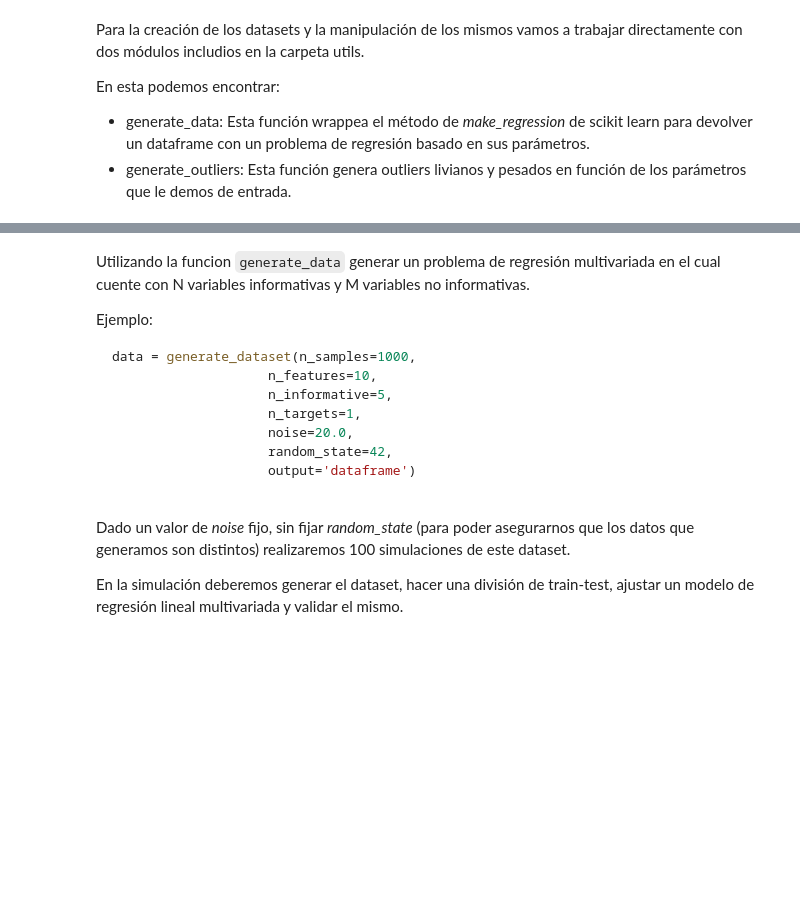
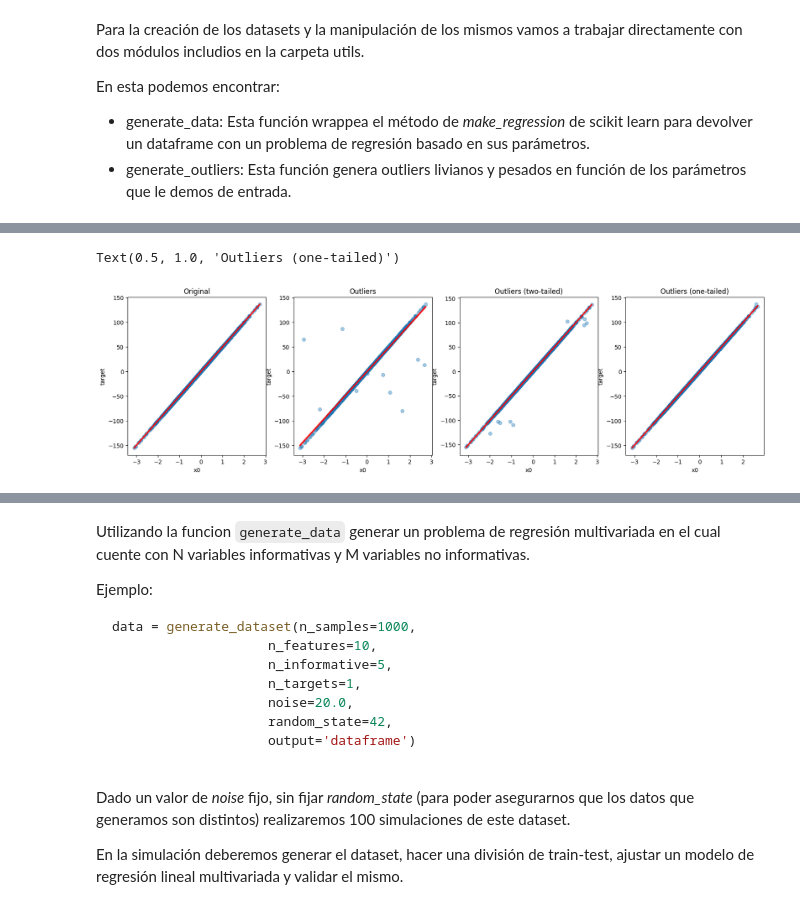
Before and after one commit to FIUBA-Posgrado-Inteligencia-Artificial/intro_ia, a Jupyter notebook: tp_integrador_enunciado/tpi_parte2.ipynb, the cells around one changed output, grey strips where cells are left out. Drawn from its saved outputs; the diff is of its cells as text; code cells hidden in the pictures; blank space fills up the shorter version.

```diff
--- a/tp_integrador_enunciado/tpi_parte2.ipynb
+++ b/tp_integrador_enunciado/tpi_parte2.ipynb
@@ -14,0 +67,9 @@ from utils.data_manipulation import generate_outliers
+# %%
+data = generate_dataset(
+    n_samples=1000,
+    n_features=1,
+    n_informative=1,
+    n_targets=1,
+    noise=0,
+    output='dataframe'
+)
@@ -14,0 +100,43 @@ from utils.data_manipulation import generate_outliers
+# %%
+## vamos a visualizar estas los distintos datasets
+
+fig, axes = plt.subplots(1, 4, figsize=(20, 5))
+
+sns.regplot(x='x0',
+            y='target',
+            data=data,
+            ax=axes[0],
+            scatter_kws={'alpha': 0.4},
+            line_kws={'color': 'red'},
+            ci=95)
+axes[0].set_title('Original')
+
+sns.regplot(x='x0',
+            y='target',
+            data=do1,
+            ax=axes[1],
+            scatter_kws={'alpha': 0.4},
+            line_kws={'color': 'red'},
+            ci=95)
+axes[1].set_title('Outliers')
+
+sns.regplot(x='x0',
+            y='target',
+            data=do2,
+            ax=axes[2],
+            scatter_kws={'alpha': 0.4},
+            line_kws={'color': 'red'},
+            ci=95)
+axes[2].set_title('Outliers (two-tailed)')
+
+sns.regplot(x='x0',
+            y='target',
+            data=do3,
+            ax=axes[3],
+            scatter_kws={'alpha': 0.4},
+            line_kws={'color': 'red'},
+            ci=95)
+axes[3].set_title('Outliers (one-tailed)')
+# %% [output]
+Text(0.5, 1.0, 'Outliers (one-tailed)')
+[figure, added]
```
Also changed, not shown: parts of 20 cells of this notebook, 1 other file.
